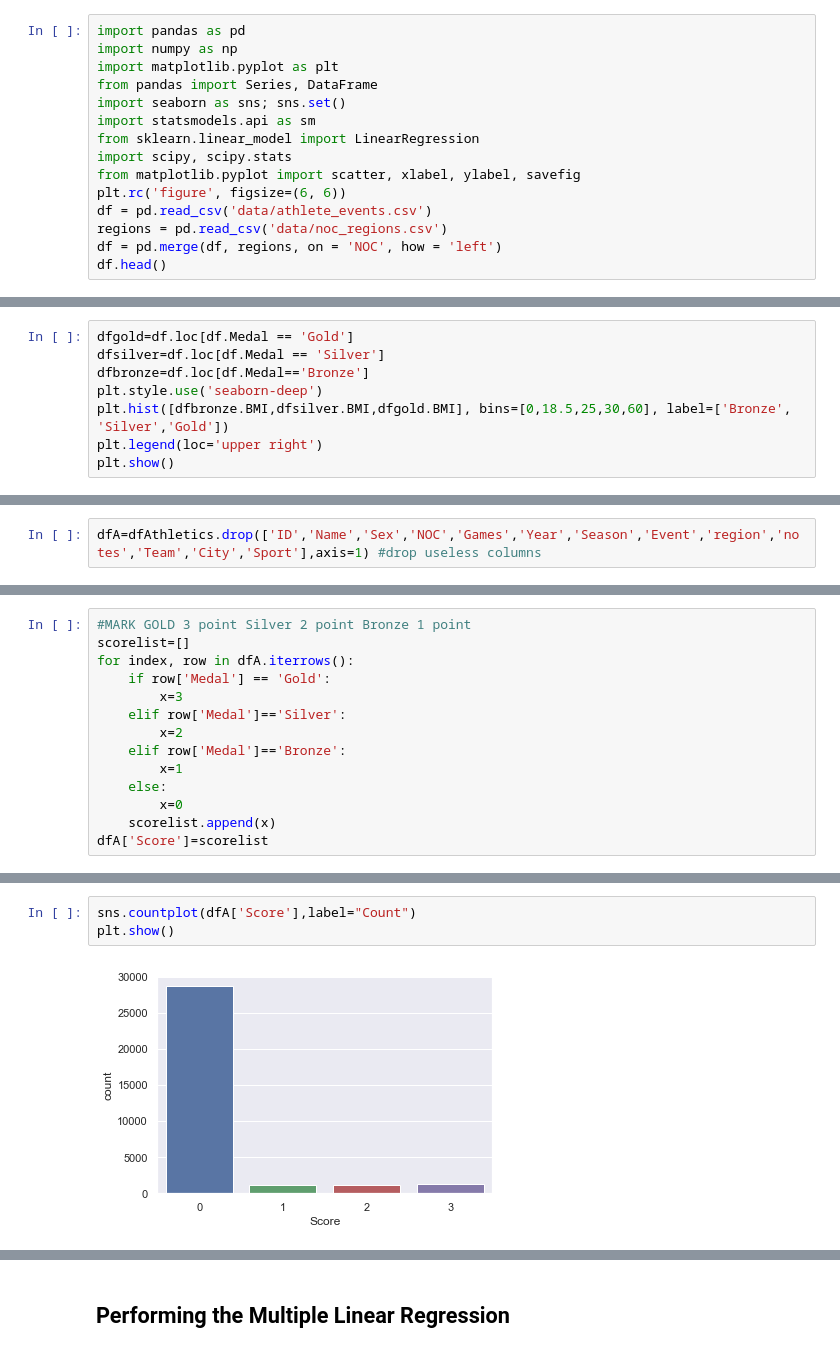
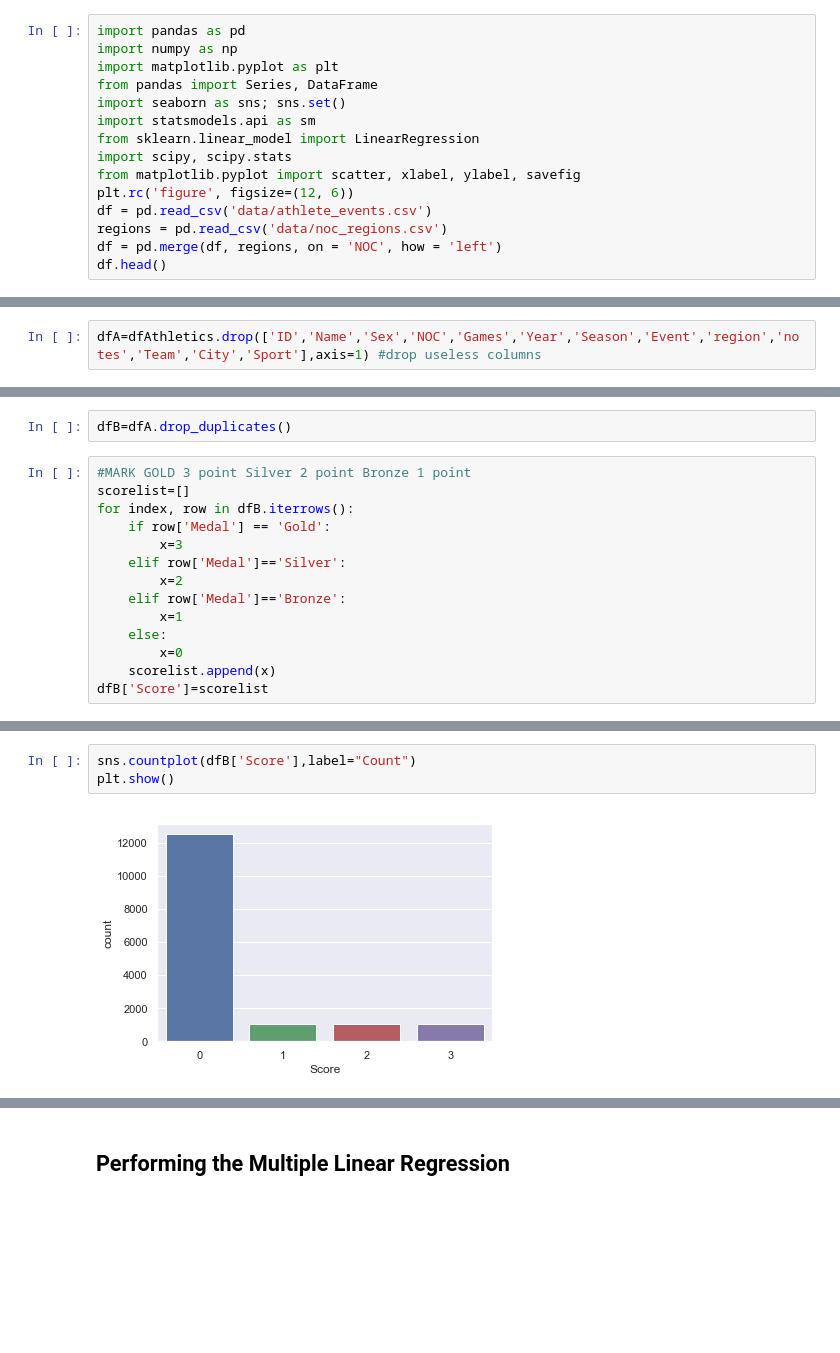
Before and after one commit to harryhancanada/learning, a Jupyter notebook: TeamProjectHarry.ipynb, the cells around one changed output, grey strips where cells are left out. Saved outputs shown, nothing was run; the diff lists cells and outputs as text; blank space fills up the shorter version.

```diff
--- a/TeamProjectHarry.ipynb
+++ b/TeamProjectHarry.ipynb
@@ -8,7 +8,7 @@ import statsmodels.api as sm
 from sklearn.linear_model import LinearRegression
 import scipy, scipy.stats
 from matplotlib.pyplot import scatter, xlabel, ylabel, savefig
-plt.rc('figure', figsize=(6, 6))
+plt.rc('figure', figsize=(12, 6))
 df = pd.read_csv('data/athlete_events.csv')
 regions = pd.read_csv('data/noc_regions.csv')
 df = pd.merge(df, regions, on = 'NOC', how = 'left')
@@ -475,11 +589,3 @@ plt.show()
 [figure]
 # %% [markdown]
 Winter Players tends to have higher BMI than Summer Players.
-# %%
-dfgold=df.loc[df.Medal == 'Gold']
-dfsilver=df.loc[df.Medal == 'Silver']
-dfbronze=df.loc[df.Medal=='Bronze']
-plt.style.use('seaborn-deep')
-plt.hist([dfbronze.BMI,dfsilver.BMI,dfgold.BMI], bins=[0,18.5,25,30,60], label=['Bronze', 'Silver','Gold'])
-plt.legend(loc='upper right')
-plt.show()
@@ -545,7 +644,9 @@ array([[<matplotlib.axes._subplots.AxesSubplot object at 0x...>,
+# %%
+dfB=dfA.drop_duplicates()
 # %%
 #MARK GOLD 3 point Silver 2 point Bronze 1 point
 scorelist=[]
-for index, row in dfA.iterrows():
+for index, row in dfB.iterrows():
     if row['Medal'] == 'Gold':
         x=3
     elif row['Medal']=='Silver':
@@ -555,4 +656,4 @@ for index, row in dfA.iterrows():
     else:
         x=0
     scorelist.append(x)
-dfA['Score']=scorelist
+dfB['Score']=scorelist
@@ -580,5 +680,5 @@ dfA.describe()
 # %%
-sns.countplot(dfA['Score'],label="Count")
+sns.countplot(dfB['Score'],label="Count")
 plt.show()
 # %% [output]
-[figure, old version]
+[figure, new version]
```
Also changed, not shown: parts of 45 cells of this notebook.
